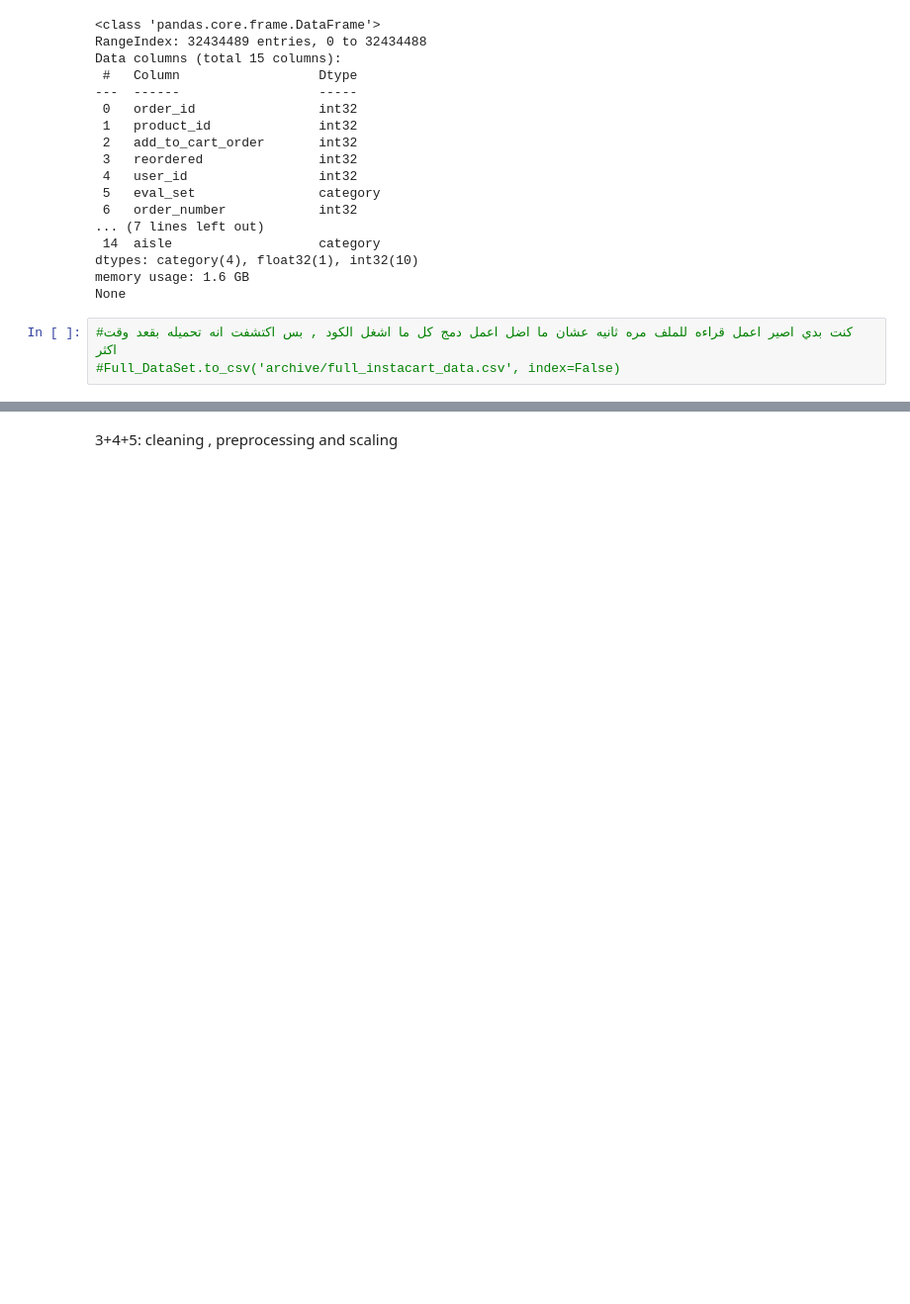
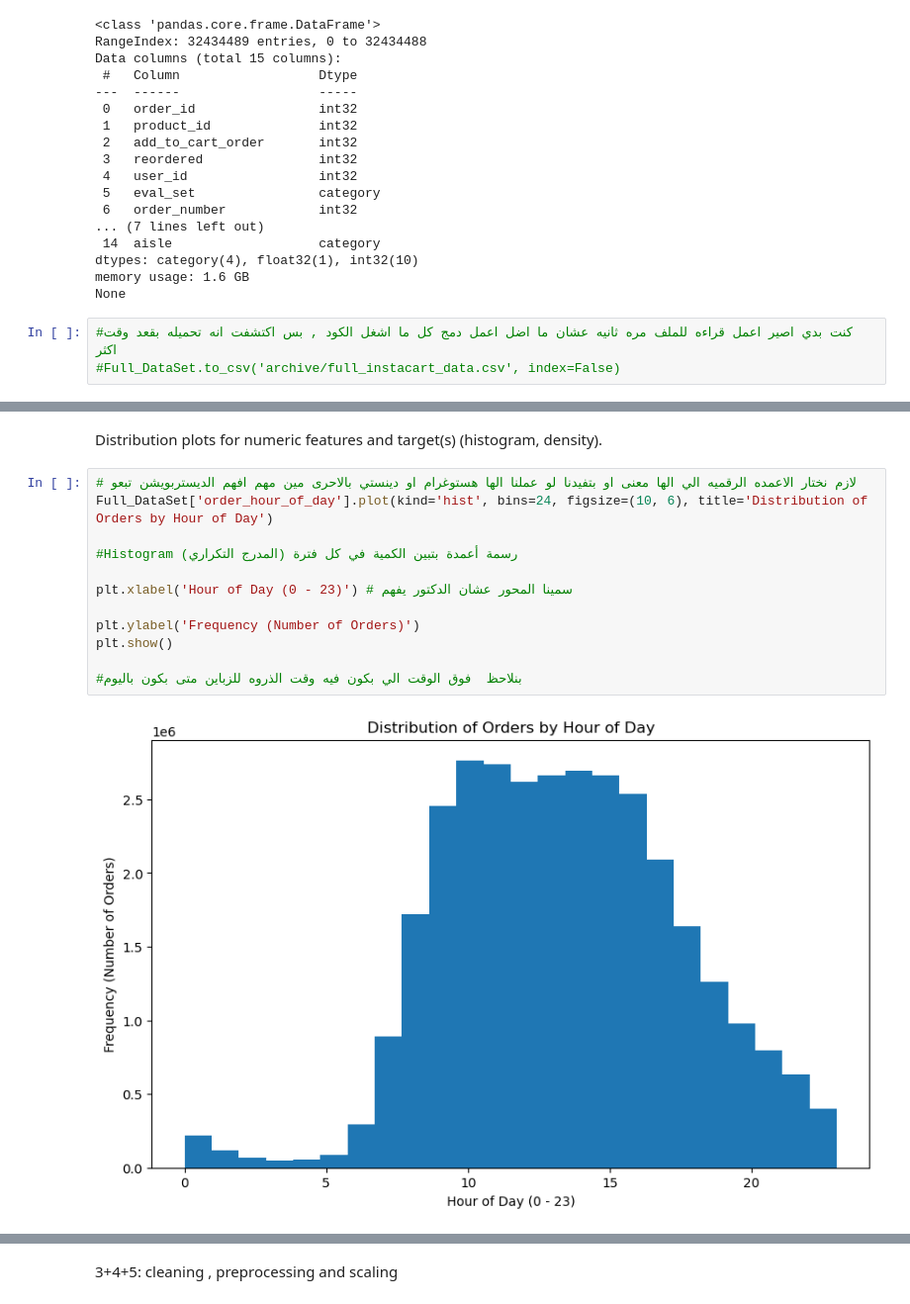
Before and after one commit to ameennasaireh10-hash/ML-project, a Jupyter notebook: FinalProject.ipynb, the cells around one changed output, grey strips where cells are left out. Shown at 99% size. Drawn from its saved outputs; the diff is of its cells as text; blank space fills up the shorter version.

```diff
--- a/FinalProject.ipynb
+++ b/FinalProject.ipynb
@@ -83,0 +100,16 @@ None
+# %% [markdown]
+Distribution plots for numeric features and target(s) (histogram, density).
+# %%
+# لازم نختار الاعمده الرقميه الي الها معنى او بتفيدنا لو عملنا الها هستوغرام او دينستي بالاحرى مين مهم افهم الديستربويشن تبعو
+Full_DataSet['order_hour_of_day'].plot(kind='hist', bins=24, figsize=(10, 6), title='Distribution of Orders by Hour of Day')
+
+#Histogram (المدرج التكراري) رسمة أعمدة بتبين الكمية في كل فترة
+
+plt.xlabel('Hour of Day (0 - 23)') # سمينا المحور عشان الدكتور يفهم
+
+plt.ylabel('Frequency (Number of Orders)')
+plt.show()
+
+#بنلاحظ  فوق الوقت الي بكون فيه وقت الذروه للزباين متى بكون باليوم
+# %% [output]
+[figure, added]
```
Also changed, not shown: parts of 18 cells of this notebook.
